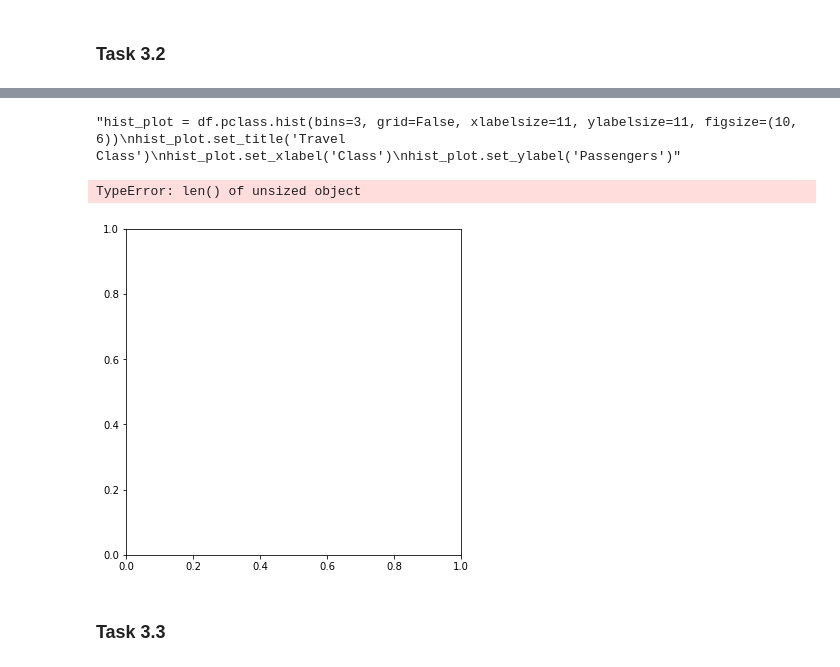
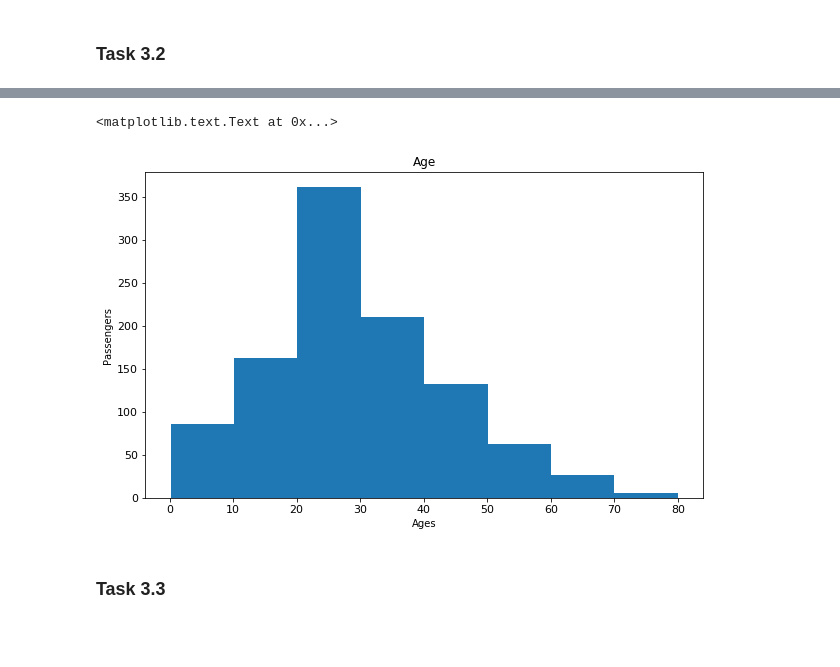
Before and after one commit to denhardt/ADA2017_GroupWork, a Jupyter notebook: 01 - Pandas and Data Wrangling/Homework 1.ipynb, the cells around one changed output, grey strips where cells are left out. Drawn from its saved outputs; the diff is of its cells as text; code cells hidden in the pictures; blank space fills up the shorter version.

```diff
--- a/01 - Pandas and Data Wrangling/Homework 1.ipynb
+++ b/01 - Pandas and Data Wrangling/Homework 1.ipynb
@@ -138,30 +178,12 @@ Int64Index([1, 2, 3], dtype='int64')
 # %%
-# Question: Plot a histogram for the travel class attribute
-%matplotlib inline
-
-xs = [1, 2, 3]
-l = df['pclass'].tolist()
-ys = [l.count(1), l.count(2), l.count(3)]
-
-temp = []
-[temp.append(v) for v in df['pclass'].index if not df['pclass'][v] in temp]
+# Question: Plot a histogram for the age attribute
 
 
-'''hist_plot = df.pclass.hist(bins=3, grid=False, xlabelsize=11, ylabelsize=11, figsize=(10, 6))
-hist_plot.set_title('Travel Class')
-hist_plot.set_xlabel('Class')
-hist_plot.set_ylabel('Passengers')'''
+nb_bins = np.ceil(df.age.max()/10).astype('int')
+hist_plot = df.age.hist(bins=nb_bins, grid=False, xlabelsize=11, ylabelsize=11, figsize=(10, 6))
+hist_plot.set_title('Age')
+hist_plot.set_xlabel('Ages')
+hist_plot.set_ylabel('Passengers')
 # %% [output]
-"hist_plot = df.pclass.hist(bins=3, grid=False, xlabelsize=11, ylabelsize=11, figsize=(10, 6))\nhist_plot.set_title('Travel Class')\nhist_plot.set_xlabel('Class')\nhist_plot.set_ylabel('Passengers')"
+<matplotlib.text.Text at 0x...>
+[figure, added]
-# %%
-# Question: Plot a histogram for the embarkation port attribute
-%matplotlib inline
-
-nb_ports = df['embarked'].describe()['unique']
-hist_plot = df.embarked.hist(bins=3, grid=False, xlabelsize=11, ylabelsize=11, figsize=(6, 6))
-hist_plot.set_title('Embarkation port')
-hist_plot.set_xlabel('Port')
-hist_plot.set_ylabel('Passengers')
-# %% [output]
-TypeError: len() of unsized object
-[figure, removed]
```
Also changed, not shown: parts of 10 cells of this notebook.
